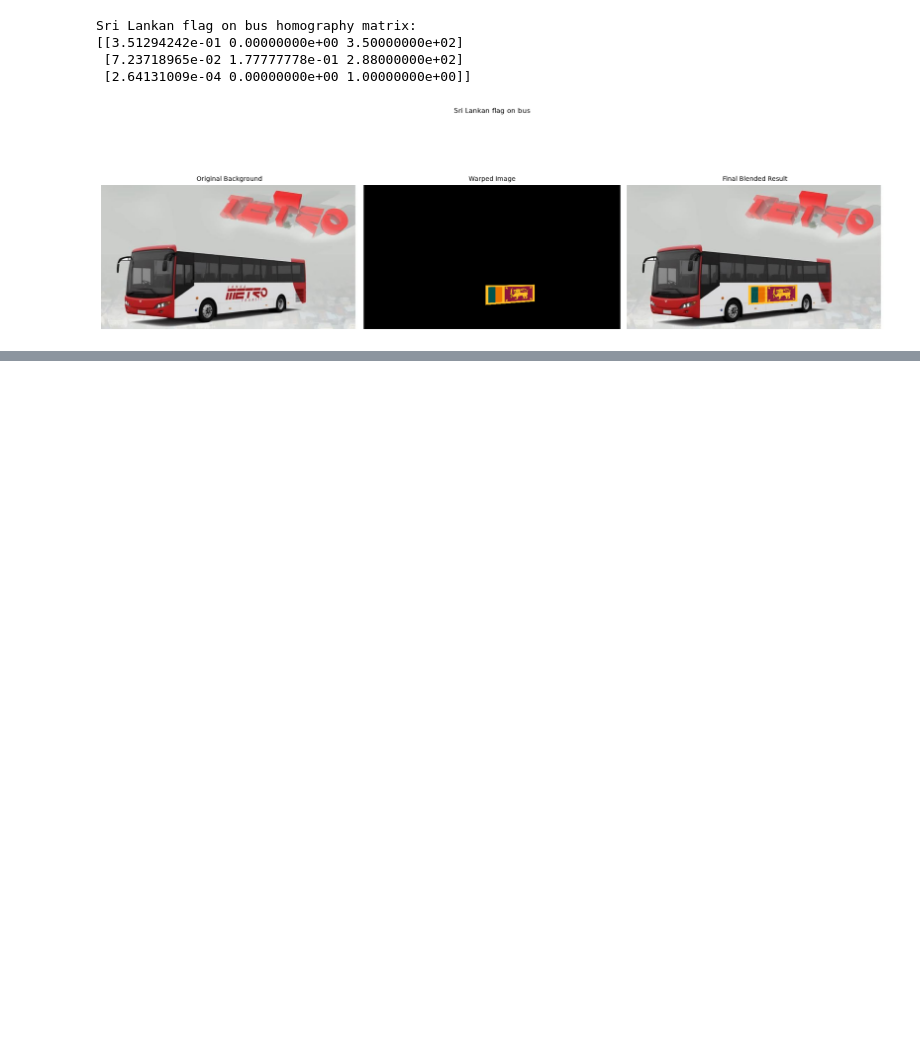
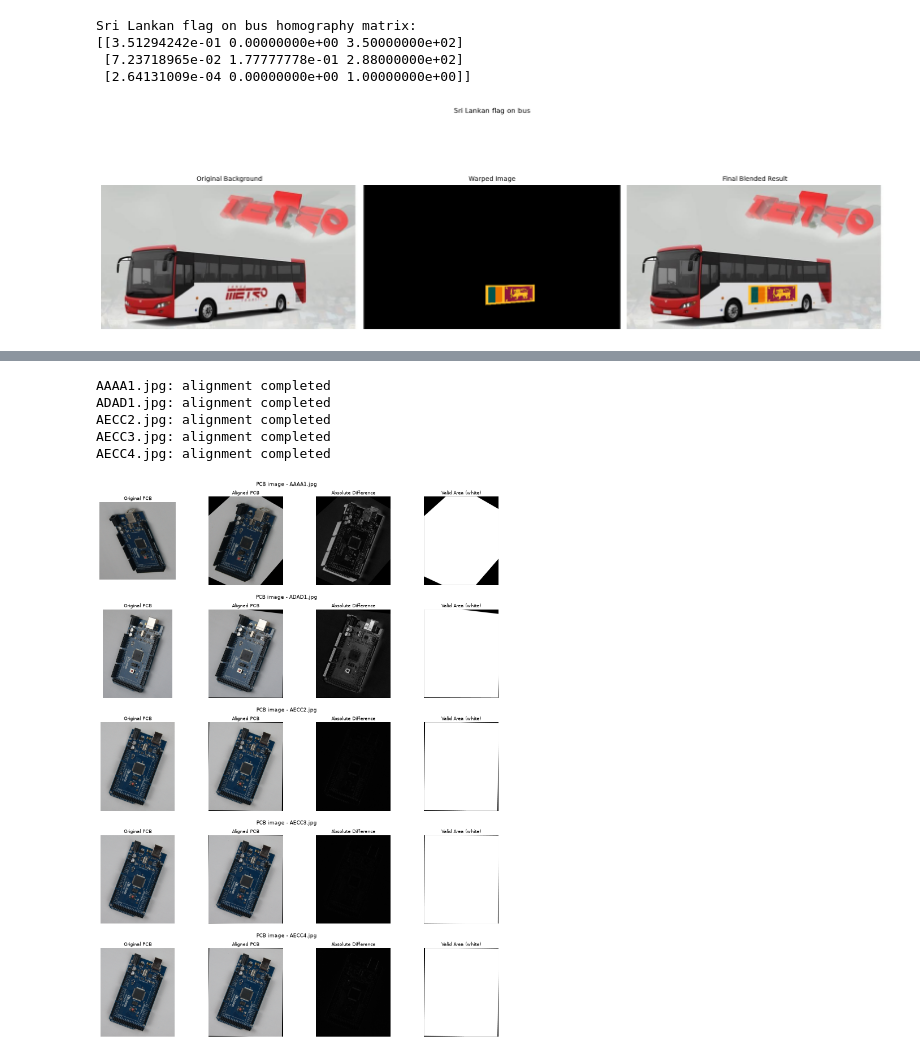
Before and after one commit to gunasekaraks/Fitting-and-Alignment, a Jupyter notebook: getting_started.ipynb, the cells around one changed output, grey strips where cells are left out. Drawn from its saved outputs; the diff is of its cells as text; code cells hidden in the pictures; blank space fills up the shorter version.

```diff
--- a/getting_started.ipynb
+++ b/getting_started.ipynb
@@ -540,0 +632,57 @@ Sri Lankan flag on bus homography matrix:
+# %%
+# Align each PCB and compare it with the reference.
+aligned_images = []
+difference_images = []
+binary_difference_images = []
+valid_masks = []
+h, w = ref.shape[:2]
+for name, im, H in zip(pcb_names, im_list, homography_list):
+    if H is None:
+        valid_masks.append(None)
+        aligned_images.append(None)
+        difference_images.append(None)
+        binary_difference_images.append(None)
+        continue
+    aligned = cv.warpPerspective(im, H, (w, h))
+    valid_mask = cv.warpPerspective(
+        np.full(im.shape[:2], 255, dtype=np.uint8), H, (w, h),
+        flags=cv.INTER_NEAREST)
+    valid_mask = cv.erode(valid_mask, np.ones((5, 5), np.uint8),
+                          borderType=cv.BORDER_CONSTANT, borderValue=0)
+    difference = cv.absdiff(ref, aligned)
+    difference_gray = cv.cvtColor(difference, cv.COLOR_BGR2GRAY)
+    difference_gray[valid_mask == 0] = 0
+    _, difference_binary = cv.threshold(difference_gray, 40, 255, cv.THRESH_BINARY)
+    valid_masks.append(valid_mask)
+    aligned_images.append(aligned)
+    difference_images.append(difference_gray)
+    binary_difference_images.append(difference_binary)
+    print(f"{name}: alignment completed")
+
+# One compact comparison grid, with one row per PCB image.
+fig, axes = plt.subplots(len(pcb_names), 4, figsize=(8, 11),
+                         constrained_layout=False)
+for i, name in enumerate(pcb_names):
+    for ax in axes[i]:
+        ax.axis("off")
+    if aligned_images[i] is None:
+        axes[i, 0].text(0.5, 0.5, f"{name}: alignment failed", ha="center")
+        continue
+    axes[i, 0].imshow(cv.cvtColor(im_list[i], cv.COLOR_BGR2RGB))
+    axes[i, 1].imshow(cv.cvtColor(aligned_images[i], cv.COLOR_BGR2RGB))
+    axes[i, 2].imshow(difference_images[i], cmap="gray", vmin=0, vmax=255)
+    axes[i, 3].imshow(valid_masks[i], cmap="gray", vmin=0, vmax=255)
+    for ax, title in zip(axes[i], ["Original PCB", "Aligned PCB",
+                                   "Absolute Difference", "Valid Area (white)"]):
+        ax.set_title(title, fontsize=6, pad=3)
+    axes[i, 1].text(1.05, 1.12, f"PCB image - {name}",
+                    transform=axes[i, 1].transAxes, ha="center", fontsize=7)
+fig.tight_layout(pad=0.5, h_pad=1.6, w_pad=0.6)
+plt.show()
+# %% [output]
+AAAA1.jpg: alignment completed
+ADAD1.jpg: alignment completed
+AECC2.jpg: alignment completed
+AECC3.jpg: alignment completed
+AECC4.jpg: alignment completed
+[figure, added]
```
Also changed, not shown: parts of 2 cells of this notebook, 15 other files.
